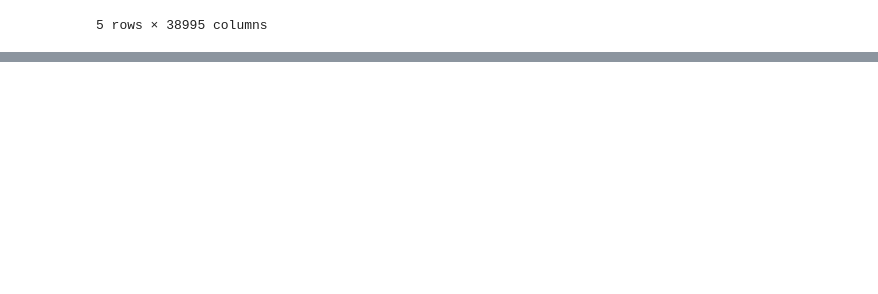
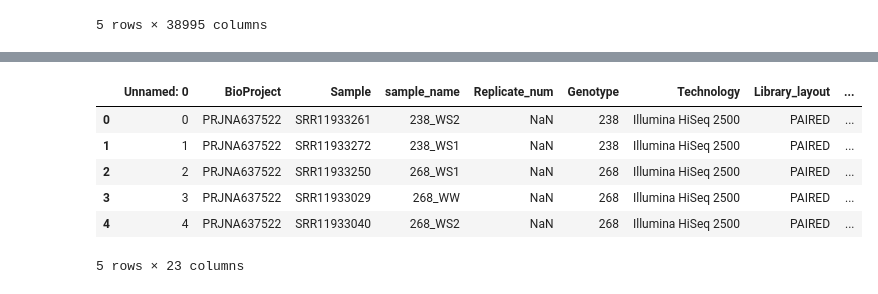
Before and after one commit to achpardo/core-stress-transcriptome, a Jupyter notebook: notebooks/exploratory_analyses/pyComBat_BioProject_full_data.ipynb, the cells around one changed output, grey strips where cells are left out. Cells and saved outputs as stored; diff of their text form; code cells hidden in the pictures; blank space fills up the shorter version.

Commit message:
updated RF script for corrected data

```diff
--- a/notebooks/exploratory_analyses/pyComBat_BioProject_full_data.ipynb
+++ b/notebooks/exploratory_analyses/pyComBat_BioProject_full_data.ipynb
@@ -57,0 +71,12 @@ vttpm.head()
+# %%
+# Load metadata
+md = pd.read_csv("../../data/metadata_corrected_14-Feb-2024.csv",sep=",",header="infer")
+md.head()
+# %% [output]
+|  | Unnamed: 0 | BioProject | Sample | sample_name | Replicate_num | Genotype | Technology | Library_layout | ... |
+| 0 | 0 | PRJNA637522 | SRR11933261 | 238_WS2 | NaN | 238 | Illumina HiSeq 2500 | PAIRED | ... |
+| 1 | 1 | PRJNA637522 | SRR11933272 | 238_WS1 | NaN | 238 | Illumina HiSeq 2500 | PAIRED | ... |
+| 2 | 2 | PRJNA637522 | SRR11933250 | 268_WS1 | NaN | 268 | Illumina HiSeq 2500 | PAIRED | ... |
+| 3 | 3 | PRJNA637522 | SRR11933029 | 268_WW | NaN | 268 | Illumina HiSeq 2500 | PAIRED | ... |
+| 4 | 4 | PRJNA637522 | SRR11933040 | 268_WS2 | NaN | 268 | Illumina HiSeq 2500 | PAIRED | ... |
+5 rows × 23 columns
```
Also changed, not shown: parts of 31 cells of this notebook, 2 other files.
